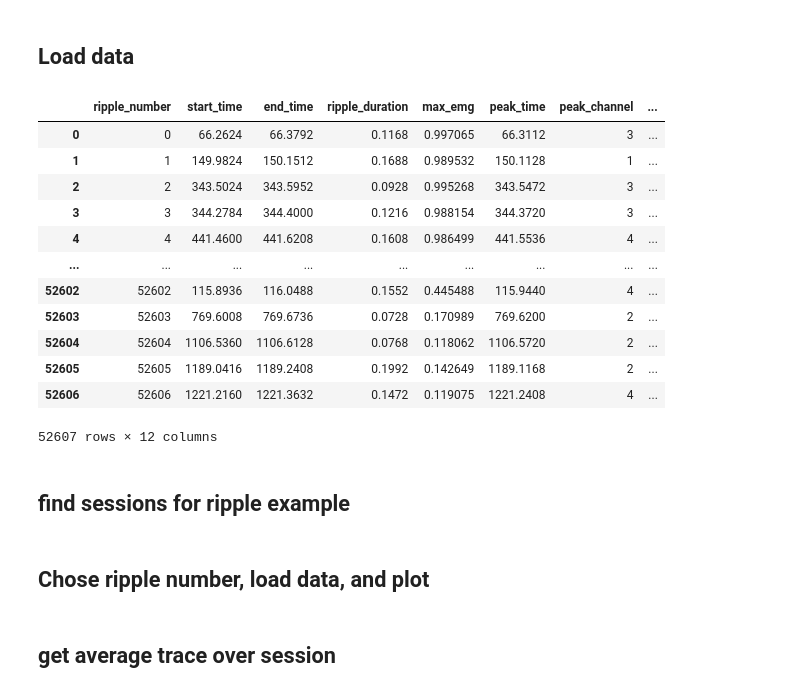
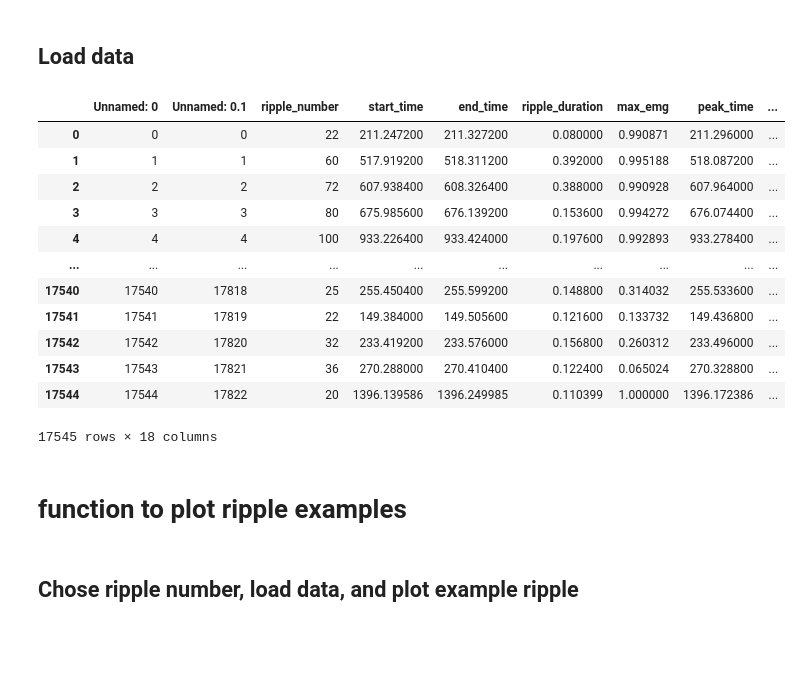
Before and after one commit to ryanharvey1/ripple_analyses, a Jupyter notebook: notebooks/plot_ripple_trace.ipynb, the cells around one changed output. Saved outputs shown, nothing was run; the diff lists cells and outputs as text; code cells hidden in the pictures; blank space fills up the shorter version.

```diff
--- a/notebooks/plot_ripple_trace.ipynb
+++ b/notebooks/plot_ripple_trace.ipynb
@@ -270,32 +133,2 @@ def get_scalogram(sig,fs=1250,padding=100,f_min=150,f_max=250,fig=1,ax=0):
 # %% [markdown]
 ## Load data
-# %%
-with open('F:/Projects/PAE_PlaceCell/swr_data/post_processed/swr_df_maps.pkl', 'rb') as f:
-    df = pickle.load(f)
-    ripple_map = pickle.load(f)
-    filtered_map = pickle.load(f)
-    phase_map = pickle.load(f)
-    amp_map = pickle.load(f)
-    freq_map = pickle.load(f)
-
-df = df.reset_index()
-df['ripple_number'] = np.arange(0,len(df),1)
-
-df = df.drop(columns=['index'])
-df
-# %% [output]
-|  | ripple_number | start_time | end_time | ripple_duration | max_emg | peak_time | peak_channel | ... |
-| 0 | 0 | 66.2624 | 66.3792 | 0.1168 | 0.997065 | 66.3112 | 3 | ... |
-| 1 | 1 | 149.9824 | 150.1512 | 0.1688 | 0.989532 | 150.1128 | 1 | ... |
-| 2 | 2 | 343.5024 | 343.5952 | 0.0928 | 0.995268 | 343.5472 | 3 | ... |
-| 3 | 3 | 344.2784 | 344.4000 | 0.1216 | 0.988154 | 344.3720 | 3 | ... |
-| 4 | 4 | 441.4600 | 441.6208 | 0.1608 | 0.986499 | 441.5536 | 4 | ... |
-| ... | ... | ... | ... | ... | ... | ... | ... | ... |
-| 52602 | 52602 | 115.8936 | 116.0488 | 0.1552 | 0.445488 | 115.9440 | 4 | ... |
-| 52603 | 52603 | 769.6008 | 769.6736 | 0.0728 | 0.170989 | 769.6200 | 2 | ... |
-| 52604 | 52604 | 1106.5360 | 1106.6128 | 0.0768 | 0.118062 | 1106.5720 | 2 | ... |
-| 52605 | 52605 | 1189.0416 | 1189.2408 | 0.1992 | 0.142649 | 1189.1168 | 2 | ... |
-| 52606 | 52606 | 1221.2160 | 1221.3632 | 0.1472 | 0.119075 | 1221.2408 | 4 | ... |
-52607 rows × 12 columns
-# %% [markdown]
-## find sessions for ripple example
@@ -315,0 +135,21 @@ df
+# %%
+csv_path = 'F:/Projects/PAE_PlaceCell/analysis/swr_data/post_processed/'
+
+df = pd.read_csv(csv_path+'swr_df.csv')
+df
+# %% [output]
+|  | Unnamed: 0 | Unnamed: 0.1 | ripple_number | start_time | end_time | ripple_duration | max_emg | peak_time | ... |
+| 0 | 0 | 0 | 22 | 211.247200 | 211.327200 | 0.080000 | 0.990871 | 211.296000 | ... |
+| 1 | 1 | 1 | 60 | 517.919200 | 518.311200 | 0.392000 | 0.995188 | 518.087200 | ... |
+| 2 | 2 | 2 | 72 | 607.938400 | 608.326400 | 0.388000 | 0.990928 | 607.964000 | ... |
+| 3 | 3 | 3 | 80 | 675.985600 | 676.139200 | 0.153600 | 0.994272 | 676.074400 | ... |
+| 4 | 4 | 4 | 100 | 933.226400 | 933.424000 | 0.197600 | 0.992893 | 933.278400 | ... |
+| ... | ... | ... | ... | ... | ... | ... | ... | ... | ... |
+| 17540 | 17540 | 17818 | 25 | 255.450400 | 255.599200 | 0.148800 | 0.314032 | 255.533600 | ... |
+| 17541 | 17541 | 17819 | 22 | 149.384000 | 149.505600 | 0.121600 | 0.133732 | 149.436800 | ... |
+| 17542 | 17542 | 17820 | 32 | 233.419200 | 233.576000 | 0.156800 | 0.260312 | 233.496000 | ... |
+| 17543 | 17543 | 17821 | 36 | 270.288000 | 270.410400 | 0.122400 | 0.065024 | 270.328800 | ... |
+| 17544 | 17544 | 17822 | 20 | 1396.139586 | 1396.249985 | 0.110399 | 1.000000 | 1396.172386 | ... |
+17545 rows × 18 columns
+# %% [markdown]
+# function to plot ripple examples
@@ -316,3 +216,3 @@ df
 # %% [markdown]
-## Chose ripple number, load data, and plot
+## Chose ripple number, load data, and plot example ripple
 # %%
@@ -329,4 +232,2 @@ x_range = .5
 idx = (ts >= df.peak_time[rip_n] - x_range/2) & (ts <= df.peak_time[rip_n] + x_range/2)
 temp_df = df[df.session == df.session[rip_n]]
-# %% [markdown]
-## get average trace over session
```
Also changed, not shown: parts of 18 cells of this notebook.
